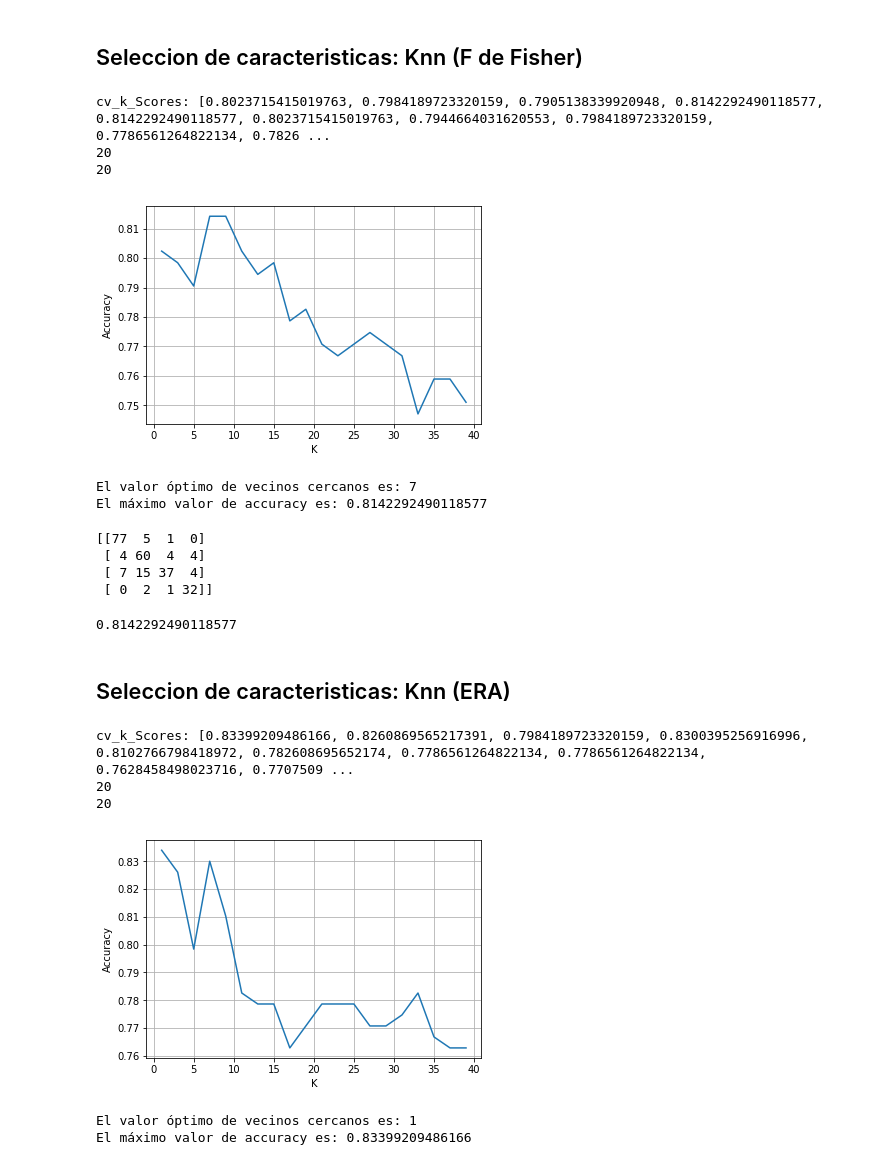
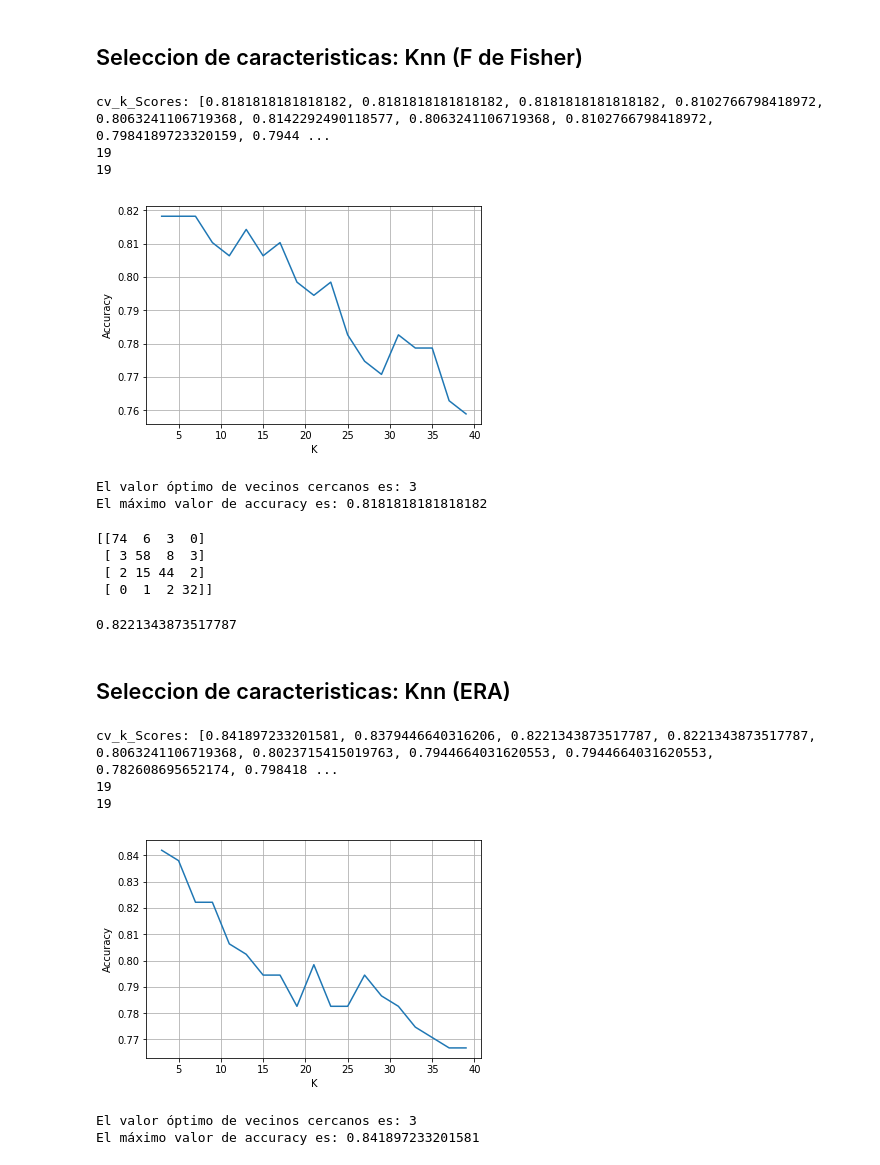
Before and after one commit to ariverap2016/PMD, a Jupyter notebook: PMD integrado_FINAL.ipynb, the cells around one changed output. Saved outputs shown, nothing was run; the diff lists cells and outputs as text; code cells hidden in the pictures.

```diff
--- a/PMD integrado_FINAL.ipynb
+++ b/PMD integrado_FINAL.ipynb
@@ -1135,7 +1130,7 @@ x_data_test = tf.placeholder(shape=[None, n_atributos], dtype=tf.float32)
 # %%
 #Validacion cruzada para obtener una buena capacidad de generalizacion
 
-k_values = range(1,40,2)
+k_values = range(3,40,2)
 cv_k_scores = []
 
 distance = tf.reduce_sum(tf.abs(tf.subtract(x_data_train, tf.expand_dims(x_data_test, 1))), axis=2)
@@ -1180,12 +1175,12 @@ print('El valor óptimo de vecinos cercanos es:',np.array(k_values)[cv_k_scores.
 
 print('El máximo valor de accuracy es:',max(cv_k_scores))
 # %% [output]
-cv_k_Scores: [0.8023715415019763, 0.7984189723320159, 0.7905138339920948, 0.8142292490118577, 0.8142292490118577, 0.8023715415019763, 0.7944664031620553, 0.7984189723320159, 0.7786561264822134, 0.7826 ...
-20
-20
+cv_k_Scores: [0.8181818181818182, 0.8181818181818182, 0.8181818181818182, 0.8102766798418972, 0.8063241106719368, 0.8142292490118577, 0.8063241106719368, 0.8102766798418972, 0.7984189723320159, 0.7944 ...
+19
+19
-[figure, old version]
+[figure, new version]
-El valor óptimo de vecinos cercanos es: 7
-El máximo valor de accuracy es: 0.8142292490118577
+El valor óptimo de vecinos cercanos es: 3
+El máximo valor de accuracy es: 0.8181818181818182
 # %%
 distance = tf.reduce_sum(tf.abs(tf.subtract(x_data_train, tf.expand_dims(x_data_test, 1))), axis=2)
 # %%
@@ -1211,10 +1206,10 @@ sess = tf.Session()
 with sess.as_default():
         print(sess.run(con))
 # %% [output]
-[[77  5  1  0]
- [ 4 60  4  4]
- [ 7 15 37  4]
- [ 0  2  1 32]]
+[[74  6  3  0]
+ [ 3 58  8  3]
+ [ 2 15 44  2]
+ [ 0  1  2 32]]
 # %%
 accuracy = 0
 for pred, actual in zip(prediction_outcome, y_test_f):
@@ -1222,7 +1217,7 @@ for pred, actual in zip(prediction_outcome, y_test_f):
         accuracy += 1
 print(accuracy / len(prediction_outcome))
 # %% [output]
-0.8142292490118577
+0.8221343873517787
 # %% [markdown]
 ## Seleccion de caracteristicas: Knn (ERA)
 # %%
@@ -1234,7 +1229,7 @@ x_data_test = tf.placeholder(shape=[None, n_atributos], dtype=tf.float32)
 # %%
 #Validacion cruzada para obtener una buena capacidad de generalizacion
 
-k_values = range(1,40,2)
+k_values = range(3,40,2)
 cv_k_scores = []
 
 distance = tf.reduce_sum(tf.abs(tf.subtract(x_data_train, tf.expand_dims(x_data_test, 1))), axis=2)
@@ -1252,39 +1247,39 @@ for k in k_values:
                                y_data_train: y_train_era})
 
     accuracy = 0
     for pred, actual in zip(prediction_outcome, y_test_era):
         if pred == np.argmax(actual):
             accuracy += 1
     cv_k_scores.append(accuracy / len(prediction_outcome))
 
 
 print('cv_k_Scores:',cv_k_scores)
 print(len(cv_k_scores))
 print(len(k_values))
 
 
 plt.plot(k_values, cv_k_scores)
 plt.grid()
 
 plt.xlabel('K')
 plt.ylabel('Accuracy')
 plt.show()
 
 
 # Seleccionamor el maximo porque consideramos accuracy
 
 print('El valor óptimo de vecinos cercanos es:',np.array(k_values)[cv_k_scores.index(np.array(cv_k_scores).max())])
 
 # Obtenemos el máximo valor de accuracy
 
 print('El máximo valor de accuracy es:',max(cv_k_scores))
 # %% [output]
-cv_k_Scores: [0.83399209486166, 0.8260869565217391, 0.7984189723320159, 0.8300395256916996, 0.8102766798418972, 0.782608695652174, 0.7786561264822134, 0.7786561264822134, 0.7628458498023716, 0.7707509 ...
-20
-20
+cv_k_Scores: [0.841897233201581, 0.8379446640316206, 0.8221343873517787, 0.8221343873517787, 0.8063241106719368, 0.8023715415019763, 0.7944664031620553, 0.7944664031620553, 0.782608695652174, 0.798418 ...
+19
+19
-[figure, old version]
+[figure, new version]
-El valor óptimo de vecinos cercanos es: 1
-El máximo valor de accuracy es: 0.83399209486166
+El valor óptimo de vecinos cercanos es: 3
+El máximo valor de accuracy es: 0.841897233201581
 # %%
 distance = tf.reduce_sum(tf.abs(tf.subtract(x_data_train, tf.expand_dims(x_data_test, 1))), axis=2)
 # %%
```
Also changed, not shown: parts of 9 cells of this notebook.
